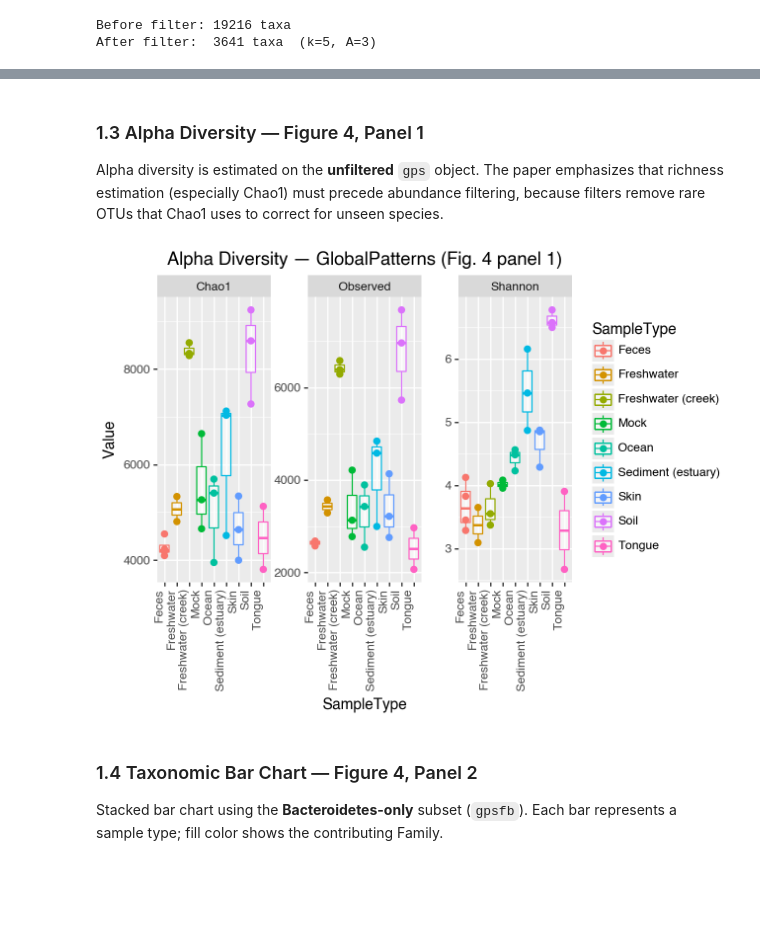
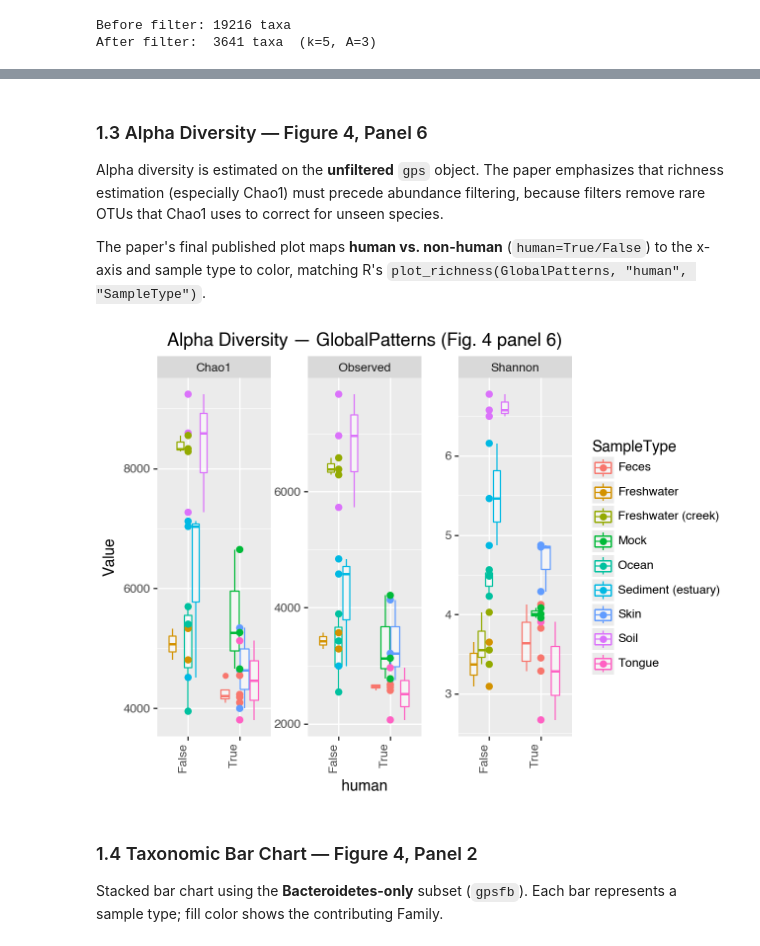
Before and after one commit to alittleb3ar/pyloseq, a Jupyter notebook: notebooks/06_mcmurdie_holmes_2013.ipynb, the cells around one changed output, grey strips where cells are left out. Saved outputs shown, nothing was run; the diff lists cells and outputs as text; code cells hidden in the pictures; blank space fills up the shorter version.

```diff
--- a/notebooks/06_mcmurdie_holmes_2013.ipynb
+++ b/notebooks/06_mcmurdie_holmes_2013.ipynb
@@ -184,19 +187,22 @@ Bacteroidetes subset: 261 taxa, 26 samples
 # %% [markdown]
-### 1.3 Alpha Diversity — Figure 4, Panel 1
+### 1.3 Alpha Diversity — Figure 4, Panel 6
 
 Alpha diversity is estimated on the **unfiltered** `gps` object. The paper emphasizes that richness estimation (especially Chao1) must precede abundance filtering, because filters remove rare OTUs that Chao1 uses to correct for unseen species.
+
+The paper's final published plot maps **human vs. non-human** (`human=True/False`) to the x-axis and sample type to color, matching R's `plot_richness(GlobalPatterns, "human", "SampleType")`.
 # %%
-# Figure 4, panel 1: alpha diversity on unfiltered GlobalPatterns
+# Figure 4, panel 6: alpha diversity — human vs. non-human on x-axis
+# R: plot_richness(GlobalPatterns, "human", "SampleType", title="plot_richness")
 p = plot_richness(
     gps,
-    x="SampleType",
+    x="human",
     color="SampleType",
     measures=["Observed", "Chao1", "Shannon"],
-    title="Alpha Diversity — GlobalPatterns (Fig. 4 panel 1)",
+    title="Alpha Diversity — GlobalPatterns (Fig. 4 panel 6)",
 )
 p
 # %% [output]
-[figure, old version]
+[figure, new version]
 # %% [markdown]
 ### 1.4 Taxonomic Bar Chart — Figure 4, Panel 2
 
```
Also changed, not shown: parts of 23 cells of this notebook, 7 other files.
